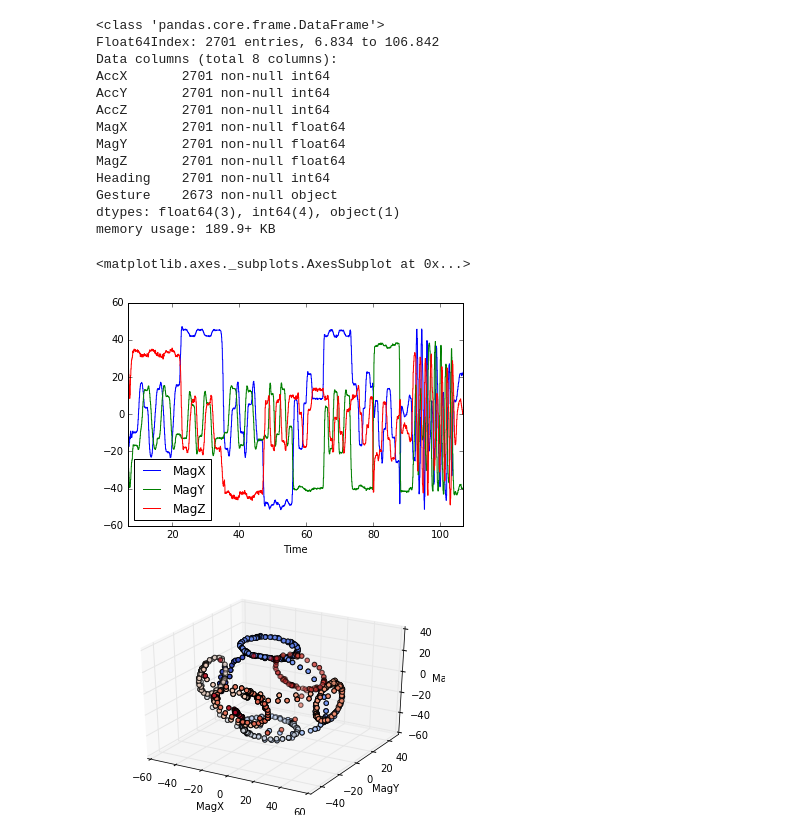
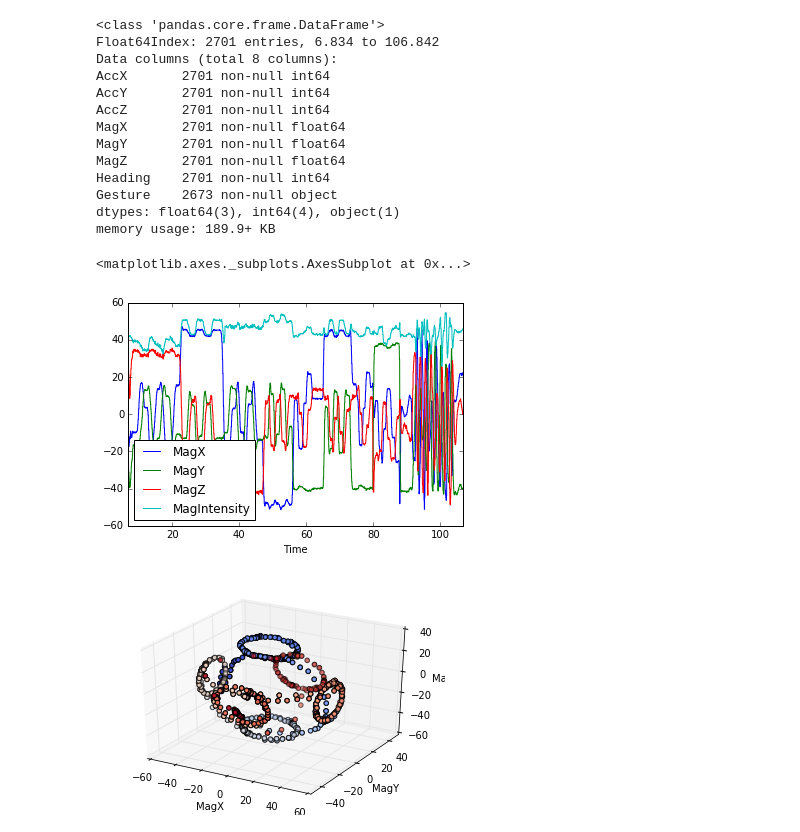
Before and after one commit to stevesimmons/pyconuk-motion-sensor-data-fusion, a Jupyter notebook: example-2-compass.ipynb, the cells around one changed output. Saved outputs shown, nothing was run; the diff lists cells and outputs as text; code cells hidden in the pictures.

Commit message:
Example 2 and slides for compass

```diff
--- a/example-2-compass.ipynb
+++ b/example-2-compass.ipynb
@@ -59,8 +61,13 @@ Gesture    613 non-null object
 dtypes: float64(6), int64(1), object(1)
 memory usage: 50.0+ KB
 # %%
-df['MagIntensity'] = df[mag_cols].pow(2).sum(axis=1).pow(0.5)
-df[['MagX','MagY','MagZ','MagIntensity']].plot()
+def magXYZ_plus_intensity(df):
+    '''Add column MagIntensity to DataFrame df.'''
+    m = df[['MagX','MagY','MagZ']].copy()
+    m['MagIntensity'] = m.pow(2).sum(axis=1).pow(0.5)
+    return m
+
+magXYZ_plus_intensity(df).plot()
 # %% [output]
 <matplotlib.axes._subplots.AxesSubplot at 0x...>
 [figure]
@@ -172,11 +159,11 @@ However because the sensor structure will contain some ferromagnetic materials,
 
 $$ \mathbf{B}_p = \mathbf{W}\mathbf{R}_\phi\mathbf{R}_\theta\mathbf{B}_\psi \mathbf{B}_r + \mathbf{V}$$
 # %%
-df = pd.read_csv('data-compass-calibration.csv')
-df['Time'] /= 1000.0    # Convert from ms (int) to sec (float)
-df.set_index('Time', inplace=True)
-df[mag_cols] /= 1000.
-df.info()
+cdf = pd.read_csv('data-compass-calibration.csv')
+cdf['Time'] /= 1000.0    # Convert from ms (int) to sec (float)
+cdf.set_index('Time', inplace=True)
+cdf[mag_cols] /= 1000.
+cdf.info()
 # %% [output]
 <class 'pandas.core.frame.DataFrame'>
 Float64Index: 2701 entries, 6.834 to 106.842
@@ -192,11 +179,11 @@ Gesture    2673 non-null object
 dtypes: float64(3), int64(4), object(1)
 memory usage: 189.9+ KB
 # %%
-magXYZ = df[mag_cols]
-magXYZ.plot()
+magXYZ = cdf[mag_cols]
+magXYZ_plus_intensity(magXYZ).plot()
 # %% [output]
 <matplotlib.axes._subplots.AxesSubplot at 0x...>
-[figure, old version]
+[figure, new version]
 # %%
 # Trim start and end to get data for calibration
 def plotDataFrame3D(df):
```
Also changed, not shown: parts of 22 cells of this notebook, 1 other file.
